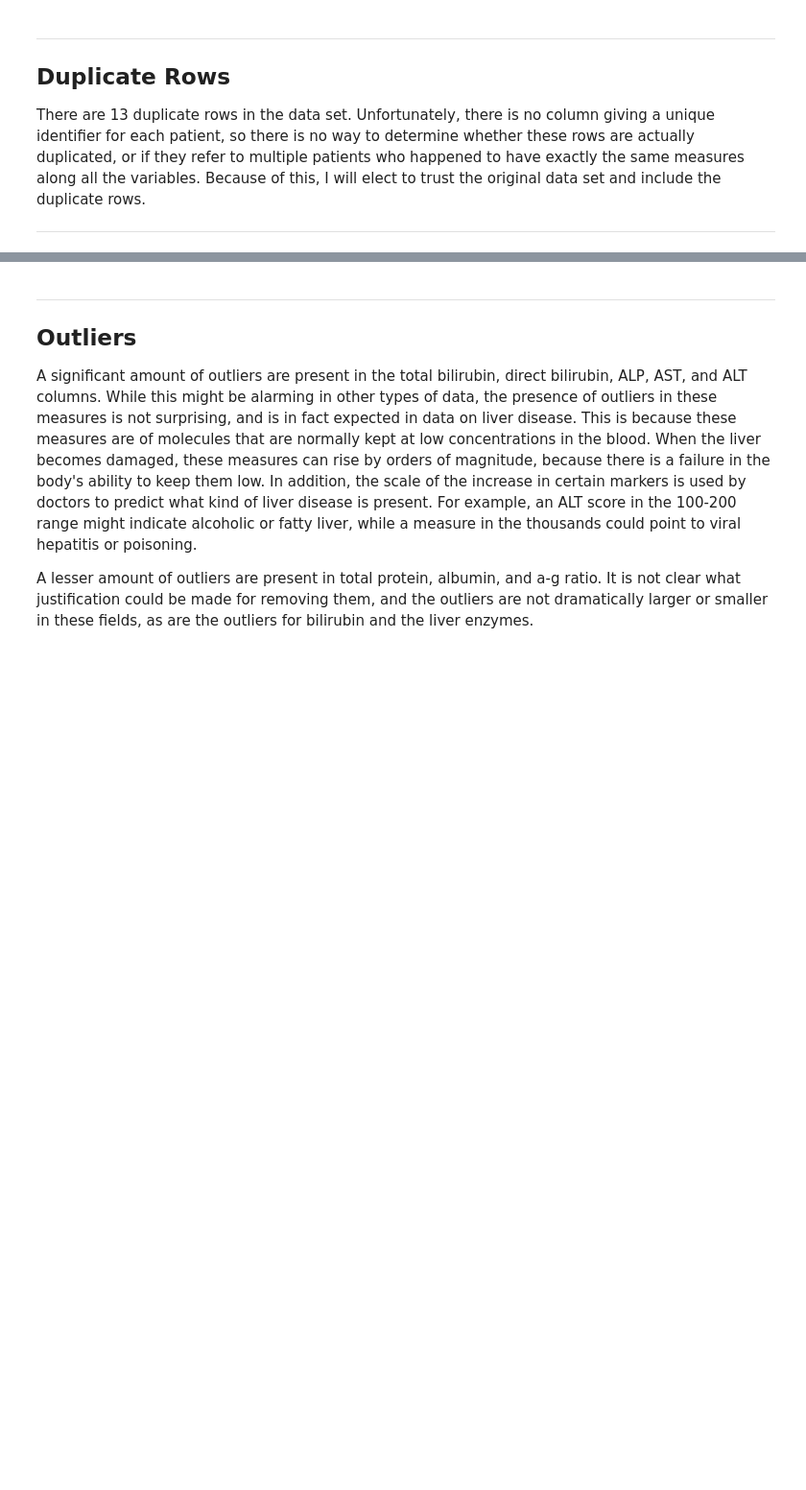
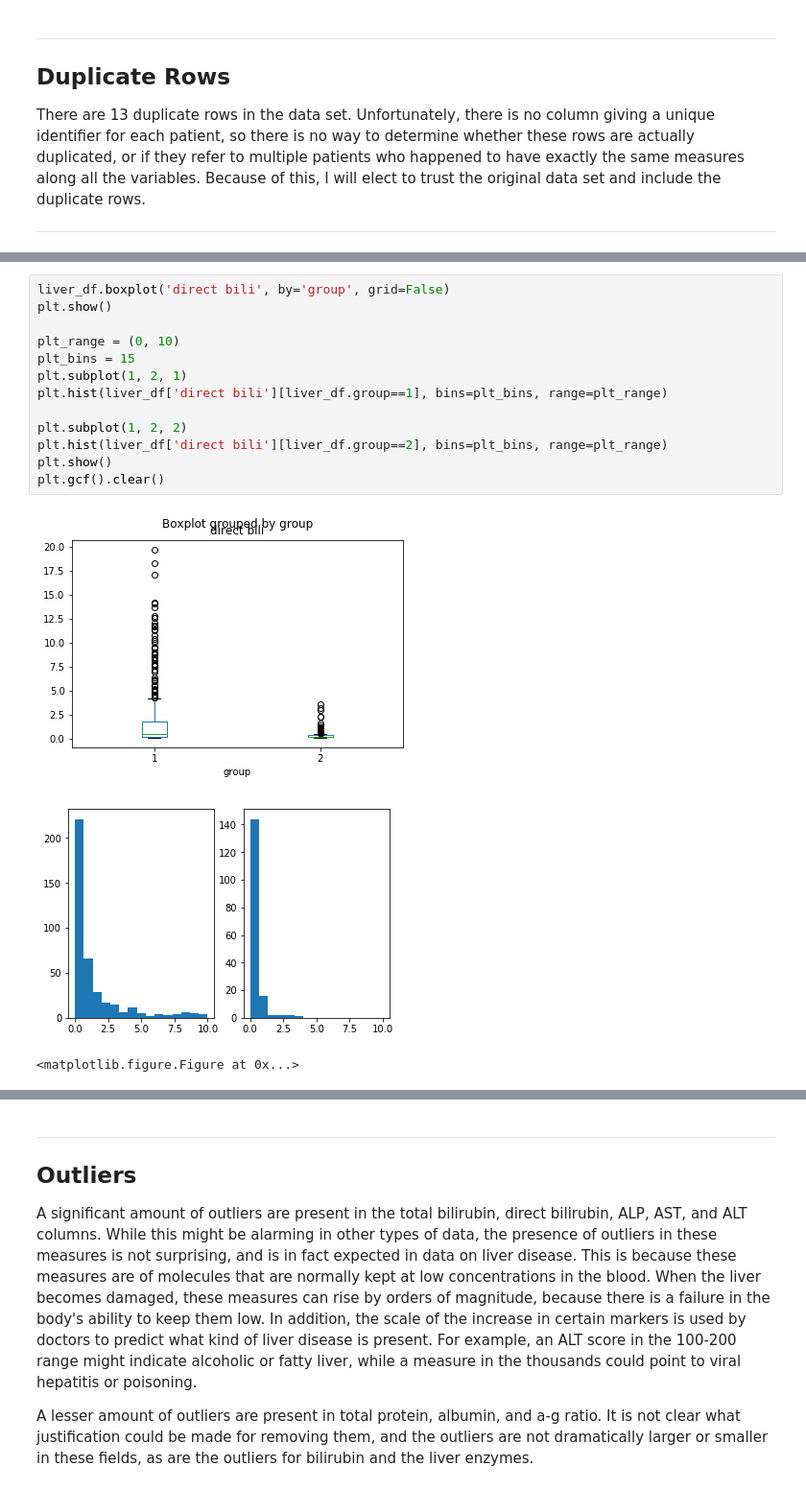
Before and after one commit to MadsenNils/Springboard-Capstone-1, a Jupyter notebook: data_cleaning.ipynb, the cells around one changed output, grey strips where cells are left out. Shown: that part at 96% size. Drawn from its saved outputs; the diff is of its cells as text; blank space fills up the shorter version.

```diff
--- a/data_cleaning.ipynb
+++ b/data_cleaning.ipynb
@@ -207,0 +178,17 @@ plt.gcf().clear()
+# %%
+liver_df.boxplot('direct bili', by='group', grid=False)
+plt.show()
+
+plt_range = (0, 10)
+plt_bins = 15
+plt.subplot(1, 2, 1)
+plt.hist(liver_df['direct bili'][liver_df.group==1], bins=plt_bins, range=plt_range)
+
+plt.subplot(1, 2, 2)
+plt.hist(liver_df['direct bili'][liver_df.group==2], bins=plt_bins, range=plt_range)
+plt.show()
+plt.gcf().clear()
+# %% [output]
+[figure, added]
+[figure, added]
+<matplotlib.figure.Figure at 0x...>
```
Also changed, not shown: parts of 16 cells of this notebook.
